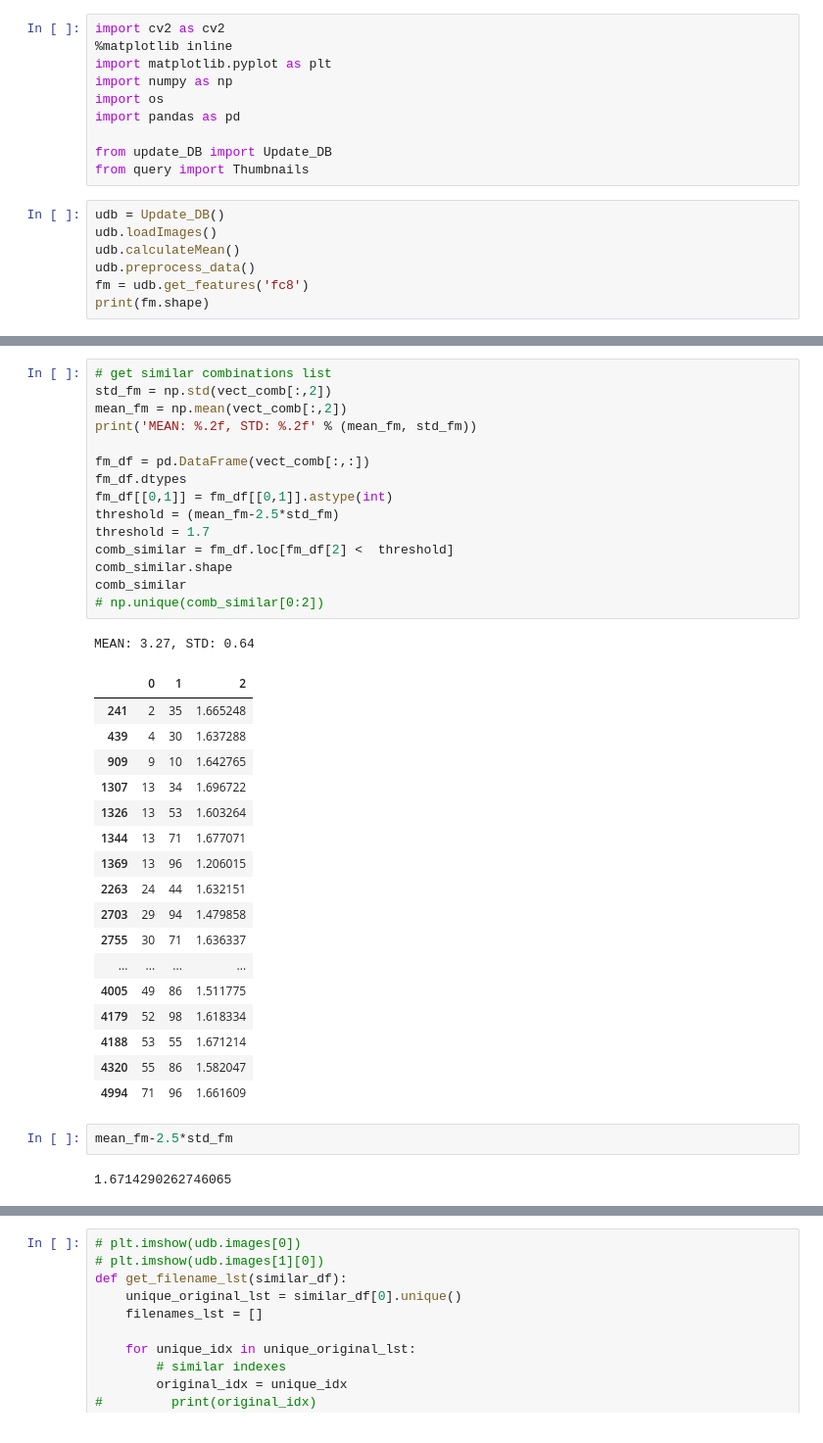
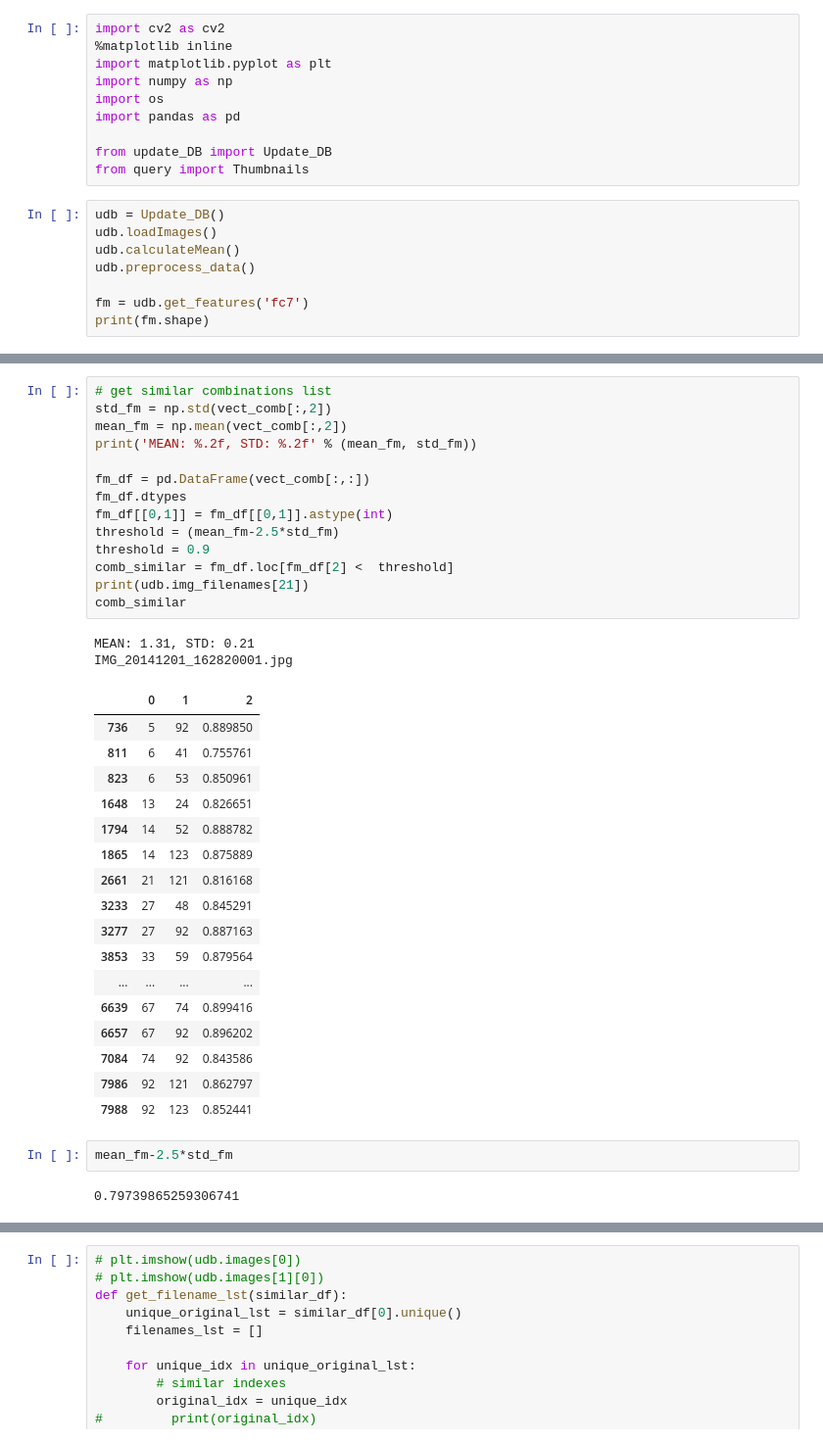
Before and after one commit to IraAI/photo_tagger, a Jupyter notebook: feature_manling.ipynb, the cells around one changed output, grey strips where cells are left out. Shown at 98% size. Cells and saved outputs as stored; diff of their text form.

```diff
--- a/feature_manling.ipynb
+++ b/feature_manling.ipynb
@@ -13,6 +13,7 @@ udb = Update_DB()
 udb.loadImages()
 udb.calculateMean()
 udb.preprocess_data()
-fm = udb.get_features('fc8')
+
+fm = udb.get_features('fc7')
 print(fm.shape)
 # %% [output]
@@ -66,41 +89,41 @@ fig.savefig('feature_map_plot.png')
 # %%
 # get similar combinations list
 std_fm = np.std(vect_comb[:,2])
 mean_fm = np.mean(vect_comb[:,2])
 print('MEAN: %.2f, STD: %.2f' % (mean_fm, std_fm))
 
 fm_df = pd.DataFrame(vect_comb[:,:])
 fm_df.dtypes
 fm_df[[0,1]] = fm_df[[0,1]].astype(int)
 threshold = (mean_fm-2.5*std_fm)
-threshold = 1.7
+threshold = 0.9
 comb_similar = fm_df.loc[fm_df[2] <  threshold]
-comb_similar.shape
+print(udb.img_filenames[21])
 comb_similar
-# np.unique(comb_similar[0:2])
 # %% [output]
-MEAN: 3.27, STD: 0.64
+MEAN: 1.31, STD: 0.21
+IMG_20141201_162820001.jpg
 |  | 0 | 1 | 2 |
-| 241 | 2 | 35 | 1.665248 |
-| 439 | 4 | 30 | 1.637288 |
-| 909 | 9 | 10 | 1.642765 |
-| 1307 | 13 | 34 | 1.696722 |
-| 1326 | 13 | 53 | 1.603264 |
-| 1344 | 13 | 71 | 1.677071 |
-| 1369 | 13 | 96 | 1.206015 |
-| 2263 | 24 | 44 | 1.632151 |
-| 2703 | 29 | 94 | 1.479858 |
-| 2755 | 30 | 71 | 1.636337 |
+| 736 | 5 | 92 | 0.889850 |
+| 811 | 6 | 41 | 0.755761 |
+| 823 | 6 | 53 | 0.850961 |
+| 1648 | 13 | 24 | 0.826651 |
+| 1794 | 14 | 52 | 0.888782 |
+| 1865 | 14 | 123 | 0.875889 |
+| 2661 | 21 | 121 | 0.816168 |
+| 3233 | 27 | 48 | 0.845291 |
+| 3277 | 27 | 92 | 0.887163 |
+| 3853 | 33 | 59 | 0.879564 |
 | ... | ... | ... | ... |
-| 4005 | 49 | 86 | 1.511775 |
-| 4179 | 52 | 98 | 1.618334 |
-| 4188 | 53 | 55 | 1.671214 |
-| 4320 | 55 | 86 | 1.582047 |
-| 4994 | 71 | 96 | 1.661609 |
+| 6639 | 67 | 74 | 0.899416 |
+| 6657 | 67 | 92 | 0.896202 |
+| 7084 | 74 | 92 | 0.843586 |
+| 7986 | 92 | 121 | 0.862797 |
+| 7988 | 92 | 123 | 0.852441 |
 # %%
 mean_fm-2.5*std_fm
 # %% [output]
-1.6714290262746065
+0.79739865259306741
 # %%
 # get similar permutations list
 fm_df = pd.DataFrame(vect_perm[:,:])
```
Also changed, not shown: parts of 7 cells of this notebook.
